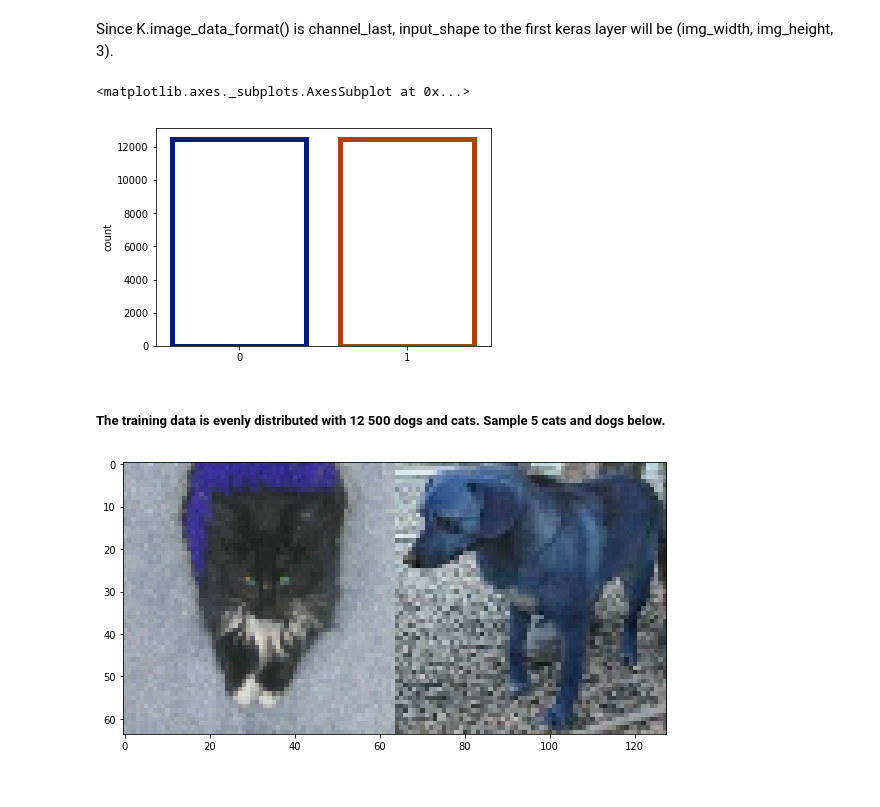
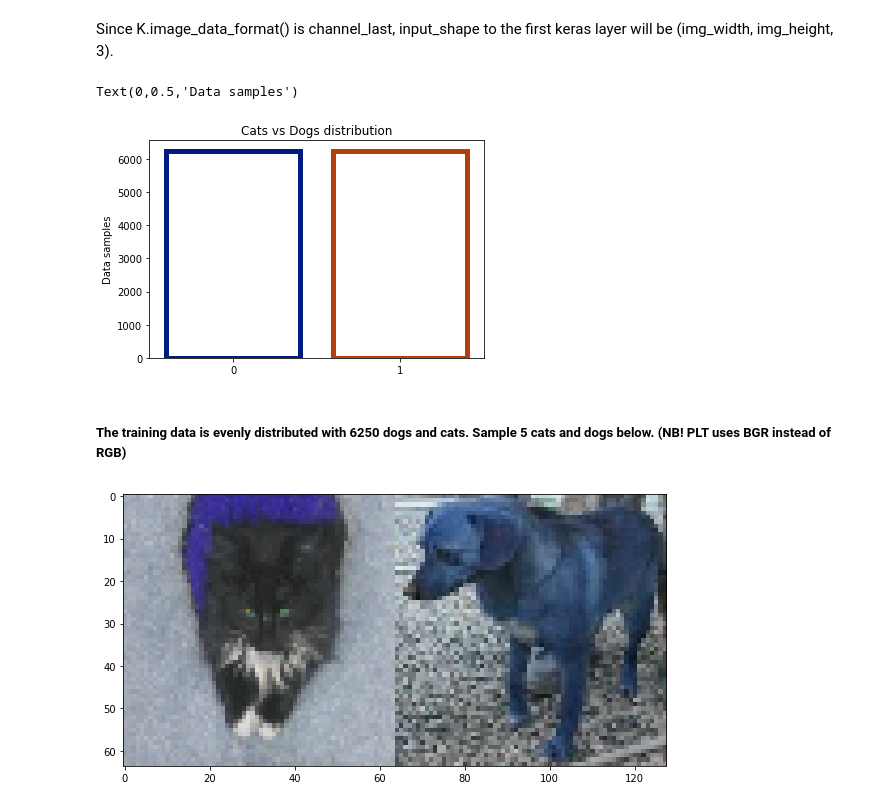
Before and after one commit to 181210/dat158, a Jupyter notebook: Oblig_2/Oblig_2ML.ipynb, the cells around one changed output. Drawn from its saved outputs; the diff is of its cells as text; code cells hidden in the pictures.

Commit message:
Trained model

```diff
--- a/Oblig_2/Oblig_2ML.ipynb
+++ b/Oblig_2/Oblig_2ML.ipynb
@@ -496,0 +491,24 @@ X,Y = prepare_data(train_images)
+# %%
+
+def prepare_data(list_of_images):
+    """
+    Returns two arrays:
+        x is an array of resized images
+        y is an array of labels
+    """
+    x = [] # images as arrays
+    y = [] # labels
+
+    for image in list_of_images:
+        x.append(cv2.resize(cv2.imread(image), (img_width,img_height), interpolation=cv2.INTER_CUBIC))
+
+    for i in list_of_images:
+        if 'dog' in i:
+            y.append(1)
+        elif 'cat' in i:
+            y.append(0)
+
+    return x, y
+
+train, train_labels = prepare_data(train_images)
+test, test_labels = prepare_data(test_images)
@@ -509,12 +530,14 @@ Backend: tensorflow
 # %% [markdown]
 Since K.image_data_format() is channel_last, input_shape to the first keras layer will be (img_width, img_height, 3).
 # %%
-sns.countplot(Y, facecolor=(0,0,0,0), linewidth=5, edgecolor=sns.color_palette("dark", 3))
+graph = sns.countplot(train_labels, facecolor=(0,0,0,0), linewidth=5, edgecolor=sns.color_palette("dark", 3))
+graph.set_title("Cats vs Dogs distribution")
+graph.set_ylabel("Data samples")
 # %% [output]
-<matplotlib.axes._subplots.AxesSubplot at 0x...>
+Text(0,0.5,'Data samples')
-[figure, old version]
+[figure, new version]
 # %% [markdown]
-##### The training data is evenly distributed with 12 500 dogs and cats. Sample 5 cats and dogs below.
+##### The training data is evenly distributed with 6250 dogs and cats. Sample 5 cats and dogs below. (NB! PLT uses BGR instead of RGB)
 # %%
 def read_image(file_path):
     img = cv2.imread(file_path, cv2.IMREAD_COLOR)
```
Also changed, not shown: parts of 29 cells of this notebook, 1 other file.
